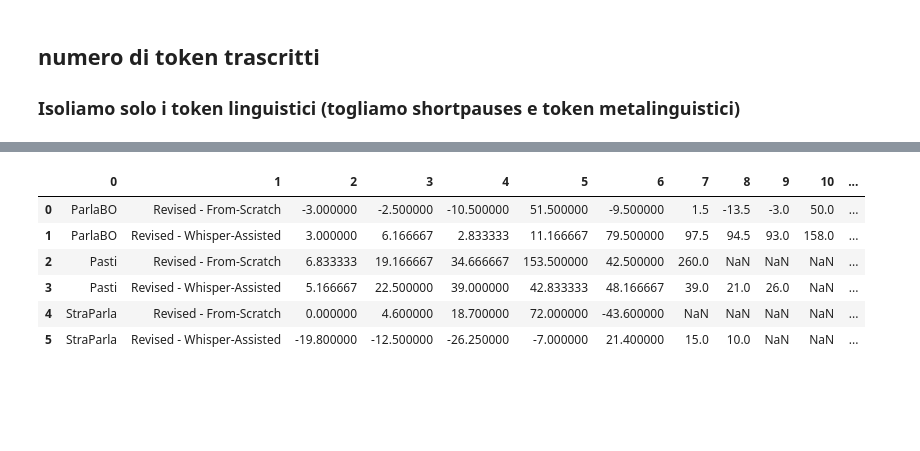
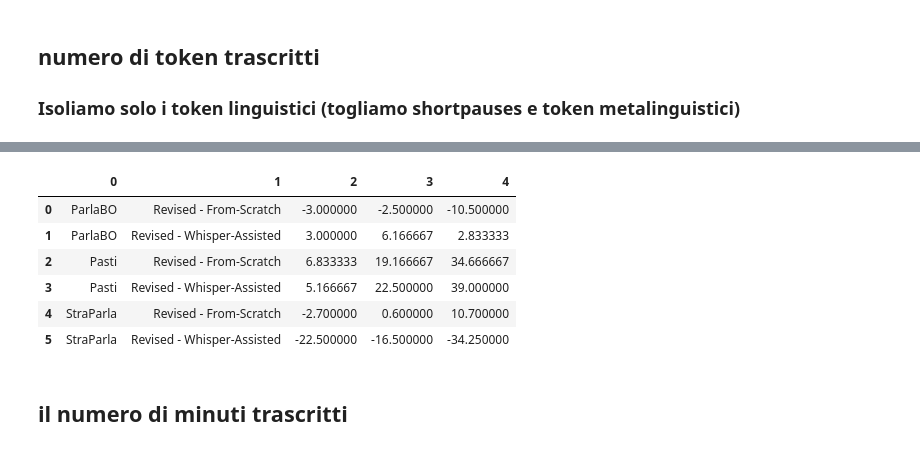
Before and after one commit to LaboratorioSperimentale/asr-assisted-transcription, a Jupyter notebook: data_analysis/analysis.ipynb, the cells around one changed output, grey strips where cells are left out. Drawn from its saved outputs; the diff is of its cells as text; code cells hidden in the pictures; blank space fills up the shorter version.

```diff
--- a/data_analysis/analysis.ipynb
+++ b/data_analysis/analysis.ipynb
@@ -35,9 +45,5 @@ stats
 # %%
 # TUTTI I TOKEN
 # TODO: forse bisogna sostituire gli 0 con N/A nel dataframe?
-# columns =
-avg_per_minute = stats[["module", "transcription_type"]+[f"tokens_per_minute::{i}" for i in range(0,11)]].replace(0, np.nan).groupby(["module", "transcription_type"]).mean()
-# avg_per_minute.loc[("ParlaBO", "Revised"), "tokens_per_minute::8"]
-
-avg_per_minute_ling = stats[["module", "transcription_type"]+[f"ling_tokens_per_min::{i}" for i in range(0,11)]].replace(0, np.nan).groupby(["module", "transcription_type"]).mean()
-# avg_per_minute_ling
+avg_per_minute = stats_filtrato[["module", "Tipo"]+[f"tokens_per_minute::{i}" for i in range(0,3)]].replace(0, np.nan).groupby(["module", "Tipo"]).mean()
+#avg_per_minute_ling = stats_filtrato[["module", "Tipo"]+[f"ling_tokens_per_min::{i}" for i in range(0,3)]].replace(0, np.nan).groupby(["module", "Tipo"]).mean()
@@ -58,7 +76,7 @@ rows = []
 for module in modules:
     for t1, t2 in delta_pairs:
         row = [module, f"{t1} - {t2}"]
-        for i in range(0, 11):
+        for i in range(0, 3):
             diff = avg_per_minute.loc[(module, t1), f"tokens_per_minute::{i}"] - avg_per_minute.loc[(module, t2), f"tokens_per_minute::{i}"]
             row.append(diff)
         rows.append(row)
@@ -79,33 +91,35 @@ df_deltas
 # %%
 delta_pairs = [
     ("Revised", "From-Scratch"),
     ("Revised", "Whisper-Assisted"),
     # Add more pairs as needed
 ]
 modules = ["ParlaBO", "Pasti", "StraParla"]
 
 # Create an empty list to store rows
 rows = []
 
 # Iterate over module names
 for module in modules:
     for t1, t2 in delta_pairs:
         row = [module, f"{t1} - {t2}"]
-        for i in range(0, 11):
+        for i in range(0, 3):
             diff = avg_per_minute_ling.loc[(module, t1), f"ling_tokens_per_min::{i}"] - avg_per_minute_ling.loc[(module, t2), f"ling_tokens_per_min::{i}"]
             row.append(diff)
         rows.append(row)
 
 # Create a new DataFrame
 columns = avg_per_minute.columns # Column names
 # print(columns)
 df_deltas = pd.DataFrame(rows, columns=["module", "delta"].extend(columns))
 df_deltas
 # %% [output]
-|  | 0 | 1 | 2 | 3 | 4 | 5 | 6 | 7 | 8 | 9 | 10 | ... |
-| 0 | ParlaBO | Revised - From-Scratch | -3.000000 | -2.500000 | -10.500000 | 51.500000 | -9.500000 | 1.5 | -13.5 | -3.0 | 50.0 | ... |
-| 1 | ParlaBO | Revised - Whisper-Assisted | 3.000000 | 6.166667 | 2.833333 | 11.166667 | 79.500000 | 97.5 | 94.5 | 93.0 | 158.0 | ... |
-| 2 | Pasti | Revised - From-Scratch | 6.833333 | 19.166667 | 34.666667 | 153.500000 | 42.500000 | 260.0 | NaN | NaN | NaN | ... |
-| 3 | Pasti | Revised - Whisper-Assisted | 5.166667 | 22.500000 | 39.000000 | 42.833333 | 48.166667 | 39.0 | 21.0 | 26.0 | NaN | ... |
-| 4 | StraParla | Revised - From-Scratch | 0.000000 | 4.600000 | 18.700000 | 72.000000 | -43.600000 | NaN | NaN | NaN | NaN | ... |
-| 5 | StraParla | Revised - Whisper-Assisted | -19.800000 | -12.500000 | -26.250000 | -7.000000 | 21.400000 | 15.0 | 10.0 | NaN | NaN | ... |
+|  | 0 | 1 | 2 | 3 | 4 |
+| 0 | ParlaBO | Revised - From-Scratch | -3.000000 | -2.500000 | -10.500000 |
+| 1 | ParlaBO | Revised - Whisper-Assisted | 3.000000 | 6.166667 | 2.833333 |
+| 2 | Pasti | Revised - From-Scratch | 6.833333 | 19.166667 | 34.666667 |
+| 3 | Pasti | Revised - Whisper-Assisted | 5.166667 | 22.500000 | 39.000000 |
+| 4 | StraParla | Revised - From-Scratch | -2.700000 | 0.600000 | 10.700000 |
+| 5 | StraParla | Revised - Whisper-Assisted | -22.500000 | -16.500000 | -34.250000 |
+# %% [markdown]
+## il numero di minuti trascritti
```
Also changed, not shown: parts of 21 cells of this notebook.
